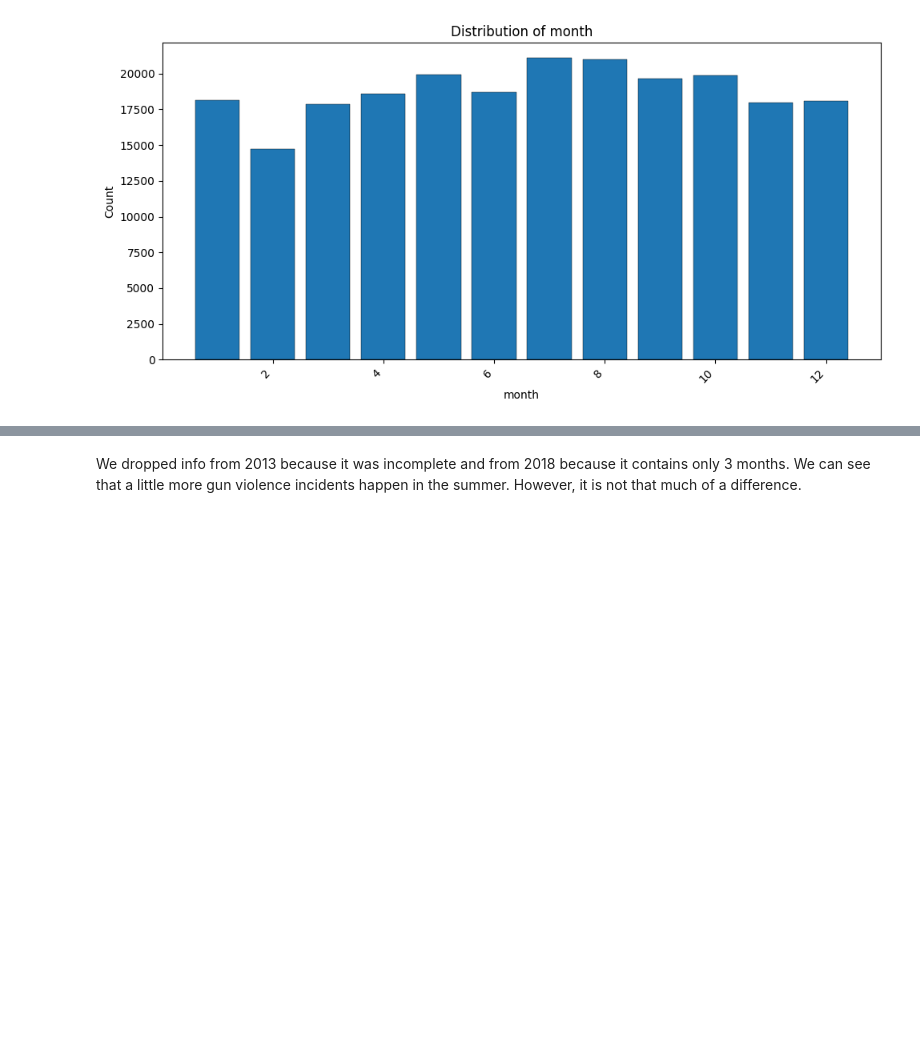
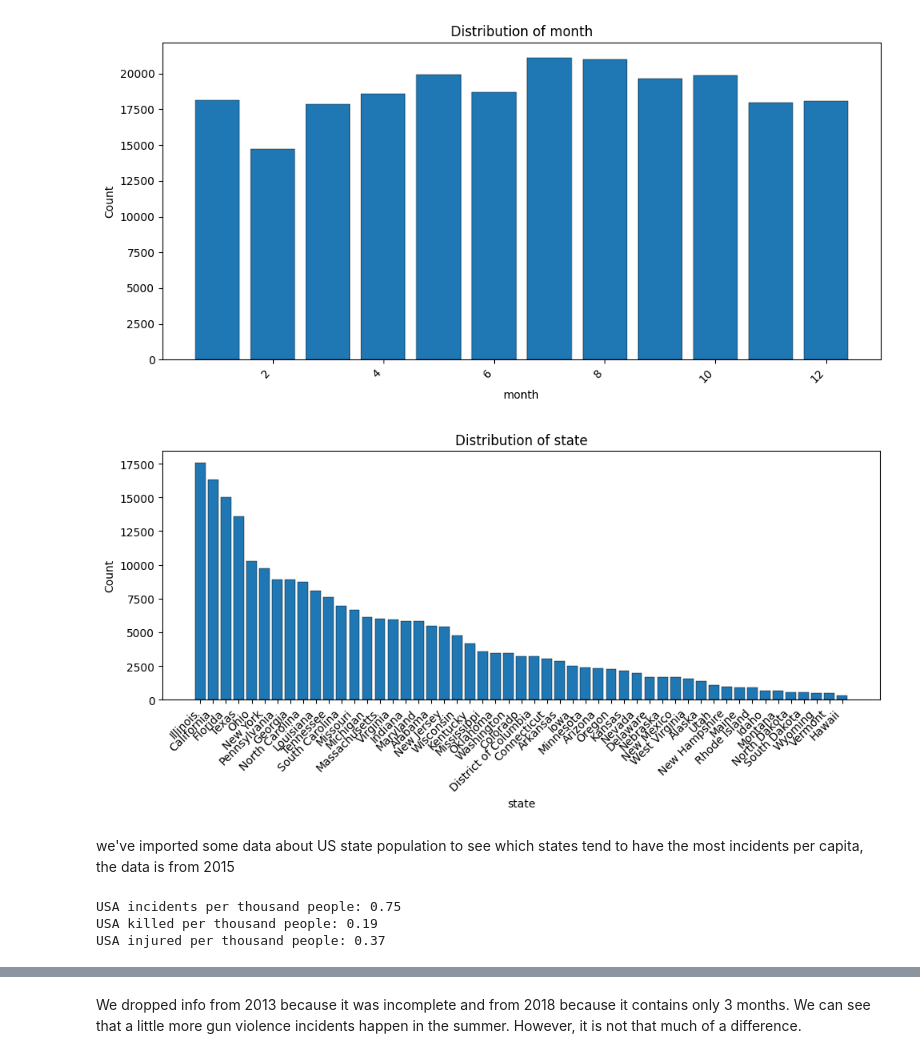
Before and after one commit to Neukz/gun-violence-analysis, a Jupyter notebook: 01_problem_and_data_understanding.ipynb, the cells around one changed output, grey strips where cells are left out. Drawn from its saved outputs; the diff is of its cells as text; code cells hidden in the pictures; blank space fills up the shorter version.

```diff
--- a/01_problem_and_data_understanding.ipynb
+++ b/01_problem_and_data_understanding.ipynb
@@ -325,3 +327,9 @@ months_years = months_years.loc[months_years['year'] < 2018]
 plot_barplot(months_years['month'])
 # %% [output]
 [figure]
+# %%
+plot_barplot(df['state'])
+# %% [output]
+[figure, added]
+# %% [markdown]
+we've imported some data about US state population to see which states tend to have the most incidents per capita, the data is from 2015
@@ -327,0 +358,13 @@ plot_barplot(months_years['month'])
+# %%
+usa_incidents_per_thousand = df_state['incidents'].sum() / df_state['population'].sum() * 1_000
+print(f"USA incidents per thousand people: {usa_incidents_per_thousand:.2f}")
+
+usa_killed_per_thousand = df_state['killed'].sum() / df_state['population'].sum() * 1_000
+print(f"USA killed per thousand people: {usa_killed_per_thousand:.2f}")
+
+usa_injured_per_thousand = df_state['injured'].sum() / df_state['population'].sum() * 1_000
+print(f"USA injured per thousand people: {usa_injured_per_thousand:.2f}")
+# %% [output]
+USA incidents per thousand people: 0.75
+USA killed per thousand people: 0.19
+USA injured per thousand people: 0.37
```
Also changed, not shown: parts of 13 cells of this notebook, 2 other files.
